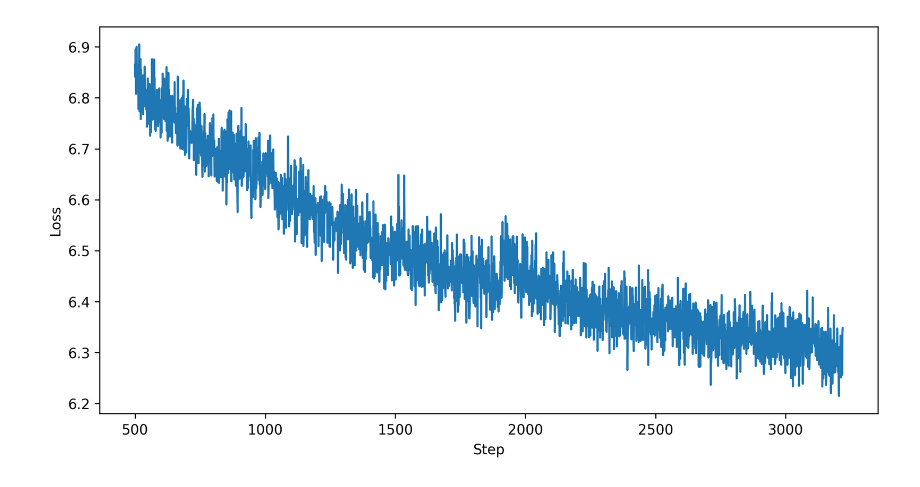
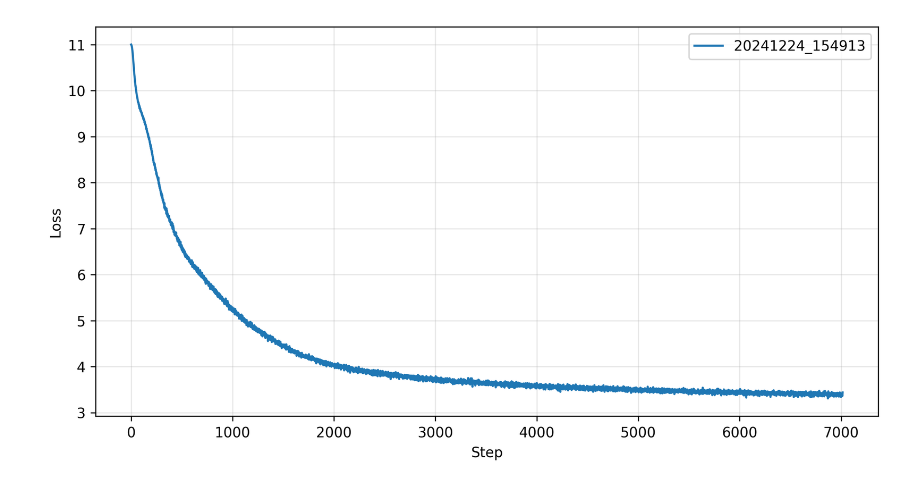
Before and after one commit to georgeherbert/gpt-mlx, a Jupyter notebook: notebooks/loss.ipynb, the cells around one changed output. Drawn from its saved outputs; the diff is of its cells as text; code cells hidden in the pictures.

Commit message:
Updated notebook following training

```diff
--- a/notebooks/loss.ipynb
+++ b/notebooks/loss.ipynb
@@ -7,33 +8,34 @@ from matplotlib import rcParams
 
 rcParams["figure.dpi"] = 300
 # %%
-# train_loss_path = Path("../checkpoints/20240427_225559/train_loss.csv")
-train_loss_path = Path("../checkpoints/20240428_123010/train_loss.csv")
+max_steps = 10000
 
-steps = []
-losses = []
 
-with train_loss_path.open("r") as file:
-    csvreader = csv.reader(file)
-    for row in csvreader:
-        steps.append(int(row[0]))
-        losses.append(float(row[1]))
+def get_steps_losses(date: str) -> tuple[list[int], list[float]]:
+    steps = []
+    losses = []
 
-steps = steps[500:1900]
-losses = losses[500:1900]
+    train_loss_path = Path(f"../checkpoints/{date}/train_loss.csv")
 
-train_loss_path = Path("../checkpoints/20240501_003359/train_loss.csv")
+    with train_loss_path.open("r") as file:
+        csvreader = csv.reader(file)
+        for row in csvreader:
+            steps.append(int(row[0]))
+            losses.append(float(row[1]))
 
-with train_loss_path.open("r") as file:
-    csvreader = csv.reader(file)
-    for row in csvreader:
-        steps.append(int(row[0]))
-        losses.append(float(row[1]))
+    return steps[:max_steps], losses[:max_steps]
+
+
+date_1 = "20241224_154913"
+
+steps_1, losses_1 = get_steps_losses(date_1)
 
 plt.figure(figsize=(10, 5))
-plt.plot(steps, losses)
+plt.plot(steps_1, losses_1, label=date_1)
 plt.xlabel("Step")
 plt.ylabel("Loss")
+plt.grid(True, alpha=0.3)
+plt.legend()
 plt.show()
 # %% [output]
-[figure, old version]
+[figure, new version]
```
Also changed, not shown: parts of 2 cells of this notebook, 1 other file.
